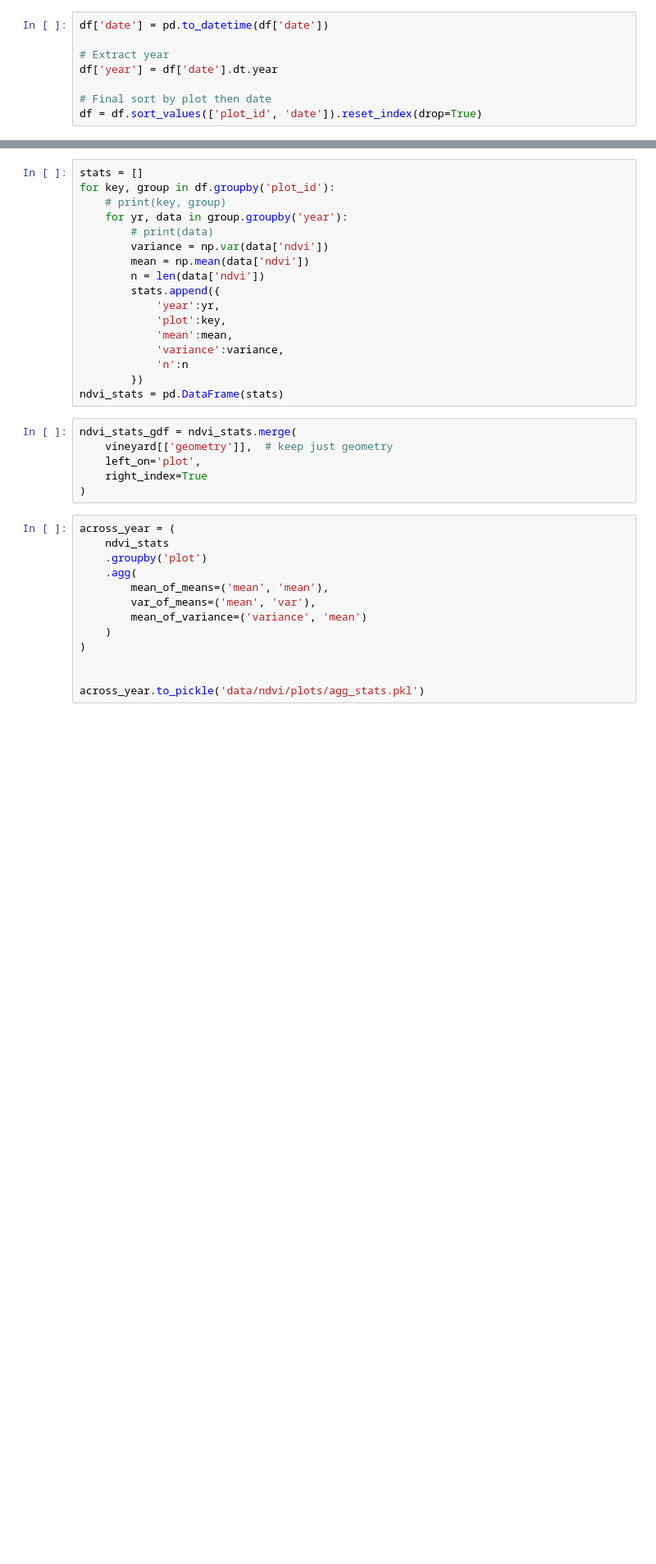
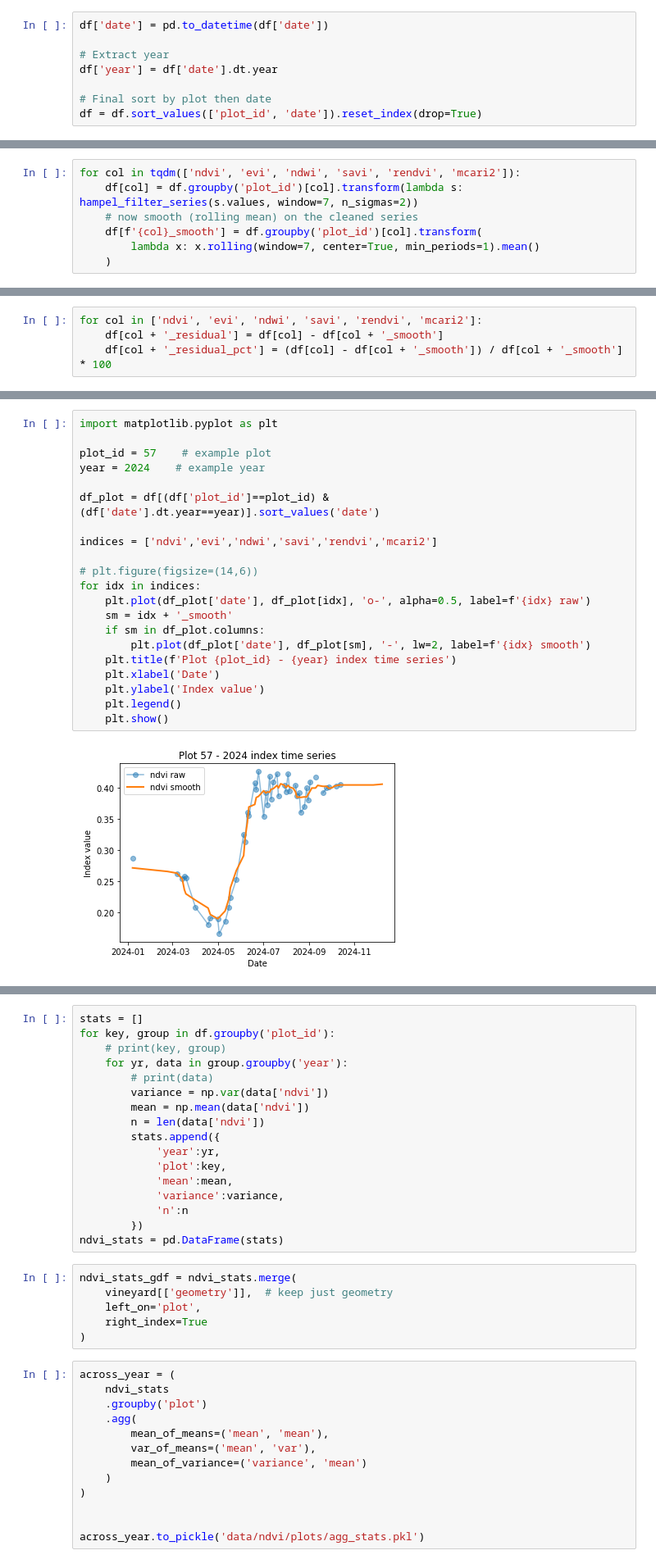
Before and after one commit to simonhansedasi/GrapeExpectations, a Jupyter notebook: RegressionRidge/notebooks/04-2_ndvi_smol.ipynb, the cells around one changed output, grey strips where cells are left out. Shown at 82% size. Cells and saved outputs as stored; diff of their text form; blank space fills up the shorter version.

```diff
--- a/RegressionRidge/notebooks/04-2_ndvi_smol.ipynb
+++ b/RegressionRidge/notebooks/04-2_ndvi_smol.ipynb
@@ -193,2 +477,9 @@ df = df.sort_values(['plot_id', 'date']).reset_index(drop=True)
+# %%
+for col in tqdm(['ndvi', 'evi', 'ndwi', 'savi', 'rendvi', 'mcari2']):
+    df[col] = df.groupby('plot_id')[col].transform(lambda s: hampel_filter_series(s.values, window=7, n_sigmas=2))
+    # now smooth (rolling mean) on the cleaned series
+    df[f'{col}_smooth'] = df.groupby('plot_id')[col].transform(
+        lambda x: x.rolling(window=7, center=True, min_periods=1).mean()
+    )
 # %%
 df
@@ -208,0 +488,4 @@ df
+# %%
+for col in ['ndvi', 'evi', 'ndwi', 'savi', 'rendvi', 'mcari2']:
+    df[col + '_residual'] = df[col] - df[col + '_smooth']
+    df[col + '_residual_pct'] = (df[col] - df[col + '_smooth']) / df[col + '_smooth'] * 100
@@ -208,0 +508,23 @@ df
+# %%
+import matplotlib.pyplot as plt
+
+plot_id = 57    # example plot
+year = 2024    # example year
+
+df_plot = df[(df['plot_id']==plot_id) & (df['date'].dt.year==year)].sort_values('date')
+
+indices = ['ndvi','evi','ndwi','savi','rendvi','mcari2']
+
+# plt.figure(figsize=(14,6))
+for idx in indices:
+    plt.plot(df_plot['date'], df_plot[idx], 'o-', alpha=0.5, label=f'{idx} raw')
+    sm = idx + '_smooth'
+    if sm in df_plot.columns:
+        plt.plot(df_plot['date'], df_plot[sm], '-', lw=2, label=f'{idx} smooth')
+    plt.title(f'Plot {plot_id} - {year} index time series')
+    plt.xlabel('Date')
+    plt.ylabel('Index value')
+    plt.legend()
+    plt.show()
+# %% [output]
+[figure, added]
```
Also changed, not shown: parts of 45 cells of this notebook, 1 other file.
